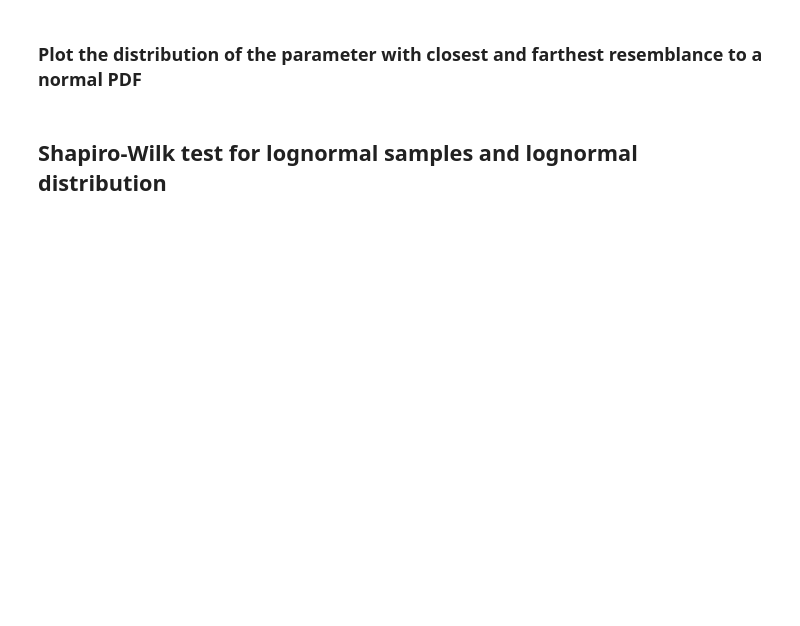
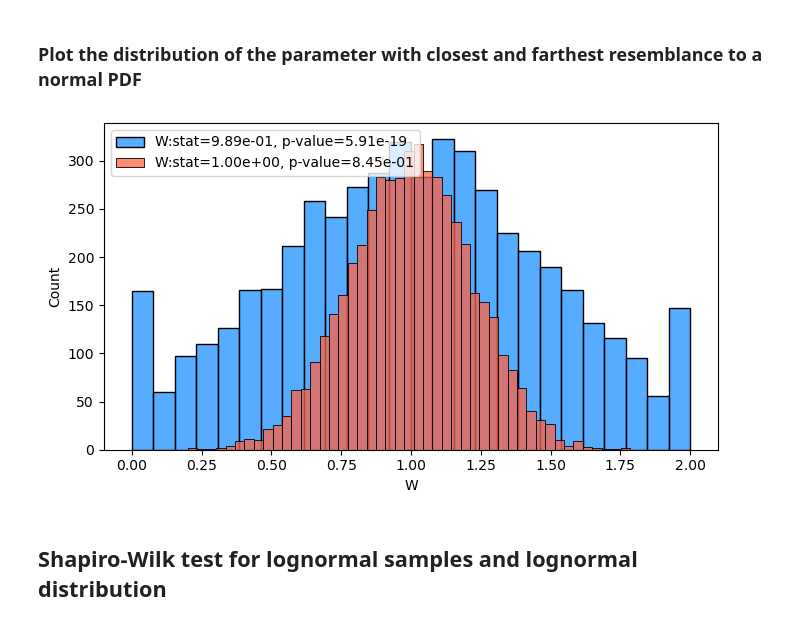
Before and after one commit to luca-fiorito-11/sandy, a Jupyter notebook: notebooks/notebook_shapiro.ipynb, the cells around one changed output. Saved outputs shown, nothing was run; the diff lists cells and outputs as text; code cells hidden in the pictures; blank space fills up the shorter version.

```diff
--- a/notebooks/notebook_shapiro.ipynb
+++ b/notebooks/notebook_shapiro.ipynb
@@ -13,6 +14,17 @@ import seaborn as sns
 logging.getLogger().setLevel(logging.WARN)
 # %% [markdown]
 Generate 5000 xs samples normally and log-normally distributed
+# %%
+def test_shapiro(smp, size=None, pdf="normal"):
+    size_ = size or smp.data.shape[1]
+    names = ["statistic", "pvalue"]
+
+    data = smp.data.iloc[:, :size_]
+    if pdf.lower() == "lognormal":
+        data = np.log(smp.data)
+
+    df = pd.DataFrame({idx: scipy.stats.shapiro(row) for idx, row in data.iterrows()}, index=names).T
+    return df.rename_axis(data.index.names)
 # %%
 tape = sandy.get_endf6_file("jeff_33", "xs", 10010)
 njoy_kws = dict(err=1, errorr33_kws=dict(mt=102))
@@ -40,21 +61,23 @@ pd.DataFrame(stat_norm).merge(pd.DataFrame(stat_lognorm), **opts).rename_axis("#
 # %% [markdown]
 ### Plot the distribution of the parameter with closest and farthest resemblance to a normal PDF
 # %%
-test = smp_norm.test_shapiro(pdf="normal", size=5000)
+test = test_shapiro(smp_norm, pdf="normal", size=5000)
 
 fig, ax = plt.subplots(figsize=(7, 4), dpi=100)
 
 idx = test.statistic.idxmin()
 w = test.loc[idx]
 sns.histplot(data=smp_norm.data.loc[idx], label=f"W:stat={w.statistic:.2e}, p-value={w.pvalue:.2e}", color="dodgerblue")
 
 idx = test.statistic.idxmax()
 w = test.loc[idx]
 sns.histplot(data=smp_norm.data.loc[idx], label=f"W:stat={w.statistic:.2e}, p-value={w.pvalue:.2e}", color="tomato")
 
 ax.set(xlabel="W")
 ax.legend()
 fig.tight_layout()
+# %% [output]
+[figure, added]
 # %% [markdown]
 ## Shapiro-Wilk test for lognormal samples and lognormal distribution
 # %%
```
Also changed, not shown: parts of 4 cells of this notebook.
